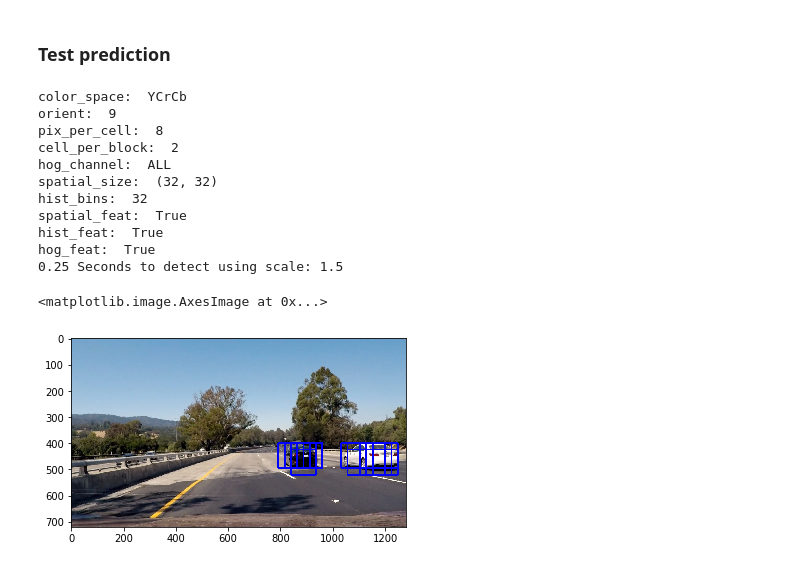
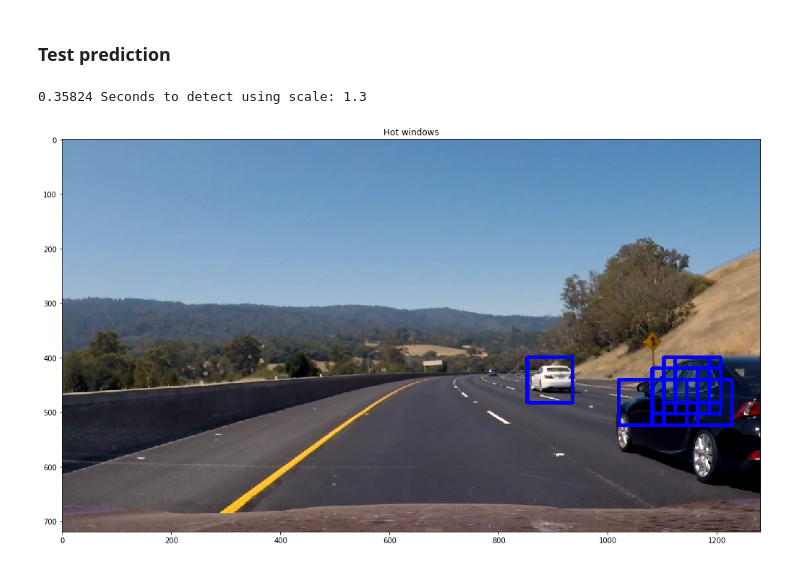
Before and after one commit to AndrewGls/P5-Vehicle-Detection, a Jupyter notebook: train_hog_classifier.ipynb, the cells around one changed output. Drawn from its saved outputs; the diff is of its cells as text; code cells hidden in the pictures.

```diff
--- a/train_hog_classifier.ipynb
+++ b/train_hog_classifier.ipynb
@@ -158,56 +143,55 @@ params['pix_per_cell']   = dist_pickle['pix_per_cell']
 params['cell_per_block'] = dist_pickle['cell_per_block']
 params['hog_channel']    = dist_pickle['hog_channel']
 params['spatial_size']   = dist_pickle['spatial_size']
 params['hist_bins']      = dist_pickle['hist_bins']
 params['spatial_feat']   = dist_pickle['spatial_feat']
 params['hist_feat']      = dist_pickle['hist_feat']
 params['hog_feat']       = dist_pickle['hog_feat']
 
-print('color_space: ', params['color_space'])
-print('orient: ', params['orient'])
-print('pix_per_cell: ', params['pix_per_cell'])
-print('cell_per_block: ', params['cell_per_block'])
-print('hog_channel: ', params['hog_channel'])
-print('spatial_size: ', params['spatial_size'])
-print('hist_bins: ', params['hist_bins'])
-print('spatial_feat: ', params['spatial_feat'])
-print('hist_feat: ', params['hist_feat'])
-print('hog_feat: ', params['hog_feat'])
+#print('color_space: ', params['color_space'])
+#print('orient: ', params['orient'])
+#print('pix_per_cell: ', params['pix_per_cell'])
+#print('cell_per_block: ', params['cell_per_block'])
+#print('hog_channel: ', params['hog_channel'])
+#print('spatial_size: ', params['spatial_size'])
+#print('hist_bins: ', params['hist_bins'])
+#print('spatial_feat: ', params['spatial_feat'])
+#print('hist_feat: ', params['hist_feat'])
+#print('hog_feat: ', params['hog_feat'])
 
 #img = mpimg.imread('test_images/test1.jpg')
 #img = mpimg.imread('test_images/test2.jpg')
 #img = mpimg.imread('test_images/test3.jpg')
 img = mpimg.imread('test_images/test4.jpg')
 #img = mpimg.imread('test_images/test5.jpg')
 #img = mpimg.imread('test_images/test6.jpg')
 
+img = mpimg.imread('temp_data/frames/project_video/718.jpg')
+
+if img.shape[2] > 3:
+    img = img[:,:,0:3]
+
+
 ystart = 400
 ystop = 656
-scale = 1.5
+scale = 1.3
+
+draw_img = np.copy(img)
+img = img.astype(np.float32)/255
 
 t=time.time()
 
-draw_img = np.copy(img)
-img = img.astype(np.float32)/255
 bboxes = find_cars(img, ystart, ystop, scale, svc, X_scaler, params)
 
 t2 = time.time()
 print(round(t2-t, 5), 'Seconds to detect using scale:', scale)
 
 draw_img = draw_boxes(draw_img, bboxes)
 
+fig = plt.figure(figsize=(20,10))
 plt.imshow(draw_img)
+plt.title('Hot windows')
+plt.show()
 # %% [output]
-color_space:  YCrCb
-orient:  9
-pix_per_cell:  8
-cell_per_block:  2
-hog_channel:  ALL
-spatial_size:  (32, 32)
-hist_bins:  32
-spatial_feat:  True
-hist_feat:  True
-hog_feat:  True
-0.25 Seconds to detect using scale: 1.5
+0.35824 Seconds to detect using scale: 1.3
-<matplotlib.image.AxesImage at 0x...>
-[figure, old version]
+[figure, new version]
```
Also changed, not shown: parts of 3 cells of this notebook, 5 other files.
